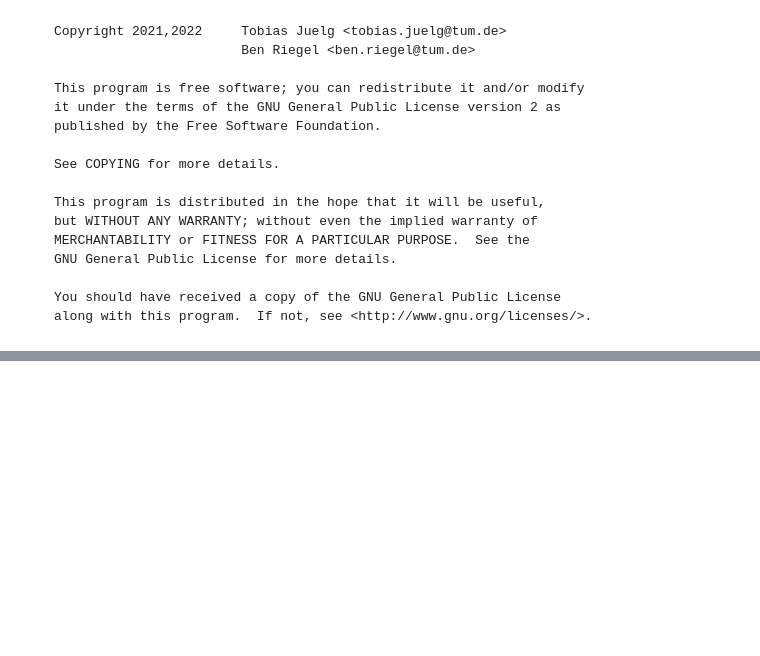
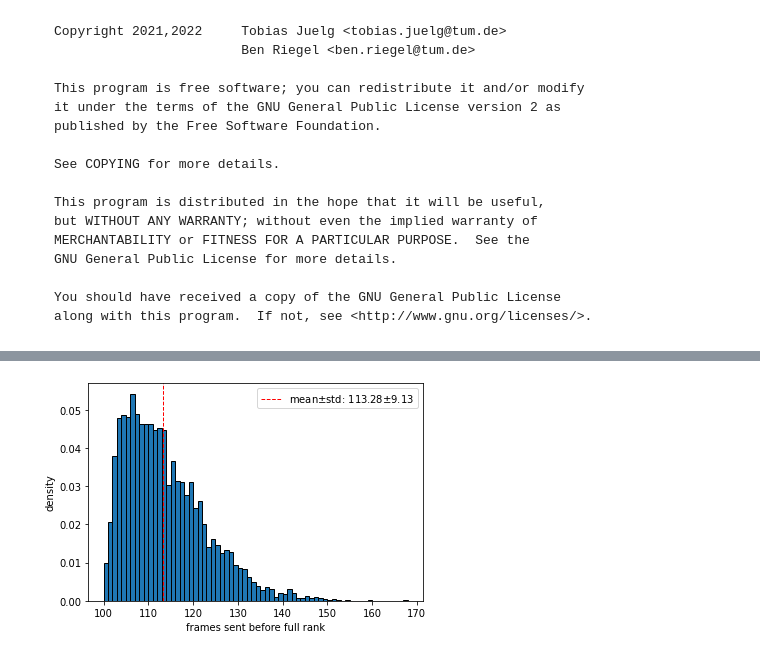
Before and after one commit to MrSarius/nc-validator, a Jupyter notebook: evaluation/eval.ipynb, the cells around one changed output, grey strips where cells are left out. Drawn from its saved outputs; the diff is of its cells as text; code cells hidden in the pictures; blank space fills up the shorter version.

```diff
--- a/evaluation/eval.ipynb
+++ b/evaluation/eval.ipynb
@@ -248,15 +21,0 @@ plt.show()
-# %%
-plt.ylabel('density')
-plt.xlabel('linear dependent frames')
-#plt.title(f"GF 2")
-d = pd.read_csv("csv_data/gf_2/gs_100.csv")
-n, bins, patches = plt.hist(d["linear_dependent"], bins=17, density=True, edgecolor="k")
-#plt.xlim(0, 11)
-plt.xticks(bins)
-#plt.grid(color='white', lw = 0.5, axis='x')
-#plt.plot([], [], ' ', label=f"mean={np.mean(d['linear_dependent']):.2f}")
-#plt.plot([], [], ' ', label=f"std={np.std(d['linear_dependent']):.2f}")
-plt.axvline(d['linear_dependent'].mean(), color='red', linestyle='dashed', linewidth=1, label=f"mean$\pm$std: {np.mean(d['linear_dependent']):.2f}$\pm${np.std(d['linear_dependent']):.2f}")
-plt.legend()
-#plt.show()
-plt.savefig(f"gf2_prefill_hist.png", dpi=200)#, bbox_inches='tight')
@@ -265,14 +21,0 @@ plt.savefig(f"gf2_prefill_hist.png", dpi=200)#, bbox_inches='tight')
-# %%
-df2 = pd.read_csv("no_prefill.csv")
-df2 = pd.read_csv("no_prefill.csv")
-plt.ylabel('density')
-plt.xlabel('linear dependent frames')
-#plt.title(f"GF 2")
-n, bins, patches = plt.hist(df2["linear_dependent"], bins=76, density=True, edgecolor="k")
-plt.axvline(df2['linear_dependent'].mean(), color='red', linestyle='dashed', linewidth=1, label=f"mean$\pm$std: {np.mean(df2['linear_dependent']):.2f}$\pm${np.std(df2['linear_dependent']):.2f}")
-#plt.xlim(0, 11)
-#plt.xticks(bins)
-#plt.grid(color='white', lw = 0.5, axis='x')
-plt.legend()
-#plt.show()
-plt.savefig(f"gf2_nonprefill_hist.png", dpi=200)#, bbox_inches='tight')
@@ -288,0 +279,7 @@ sorted(a)[-1]
+# %%
+
+d = pd.read_csv("non_prefill.csv")
+# hist(d["linear_dependent"], 68)
+hist(d["frames_sent"]-d["frames_delivered_after_full_rank"], 68, "frames sent before full rank")
+# %% [output]
+[figure, added]
```
Also changed, not shown: parts of 36 cells of this notebook, 1 other file.
